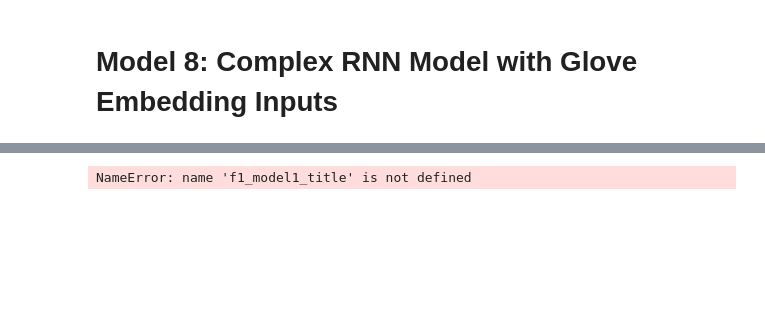
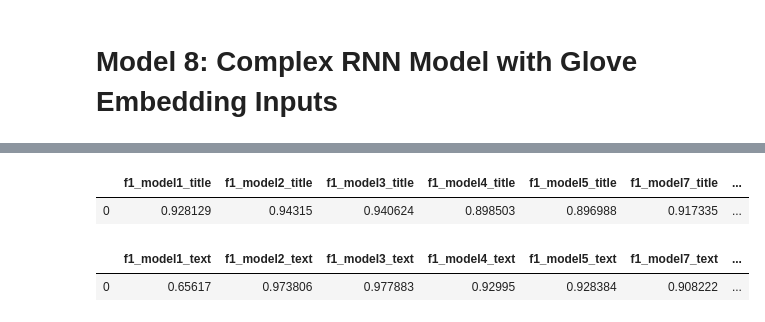
Before and after one commit to SaideT/Fake-News-Detection, a Jupyter notebook: fake_news-RNN5.ipynb, the cells around one changed output, grey strips where cells are left out. Cells and saved outputs as stored; diff of their text form; code cells hidden in the pictures; blank space fills up the shorter version.

```diff
--- a/fake_news-RNN5.ipynb
+++ b/fake_news-RNN5.ipynb
@@ -969,4 +949,10 @@ F1 score of f1_model8_text:  0.9066592595199581
 # %%
-f1_title = [f1_model1_title,f1_model2_title,f1_model3_title,f1_model4_title,f1_model5_title,f1_model7_title,f1_model8_title]
+f1_title = (f1_model1_title,f1_model2_title,f1_model3_title,f1_model4_title,f1_model5_title,f1_model7_title,f1_model8_title)
-# %% [output]
-NameError: name 'f1_model1_title' is not defined
+# %%
+f1_title_mat = pd.DataFrame(columns=('f1_model1_title','f1_model2_title','f1_model3_title','f1_model4_title','f1_model5_title','f1_model7_title','f1_model8_title'))
+f1_title_mat = f1_title_mat.append(pd.DataFrame({'f1_model1_title':[f1_model1_title],'f1_model2_title':[f1_model2_title],'f1_model3_title':[f1_model3_title],'f1_model4_title':[f1_model4_title],'f1_model5_title':[f1_model5_title],'f1_model7_title':[f1_model7_title],'f1_model8_title':[f1_model8_title]}))
+# %%
+f1_title_mat
+# %% [output]
+|  | f1_model1_title | f1_model2_title | f1_model3_title | f1_model4_title | f1_model5_title | f1_model7_title | ... |
+| 0 | 0.928129 | 0.94315 | 0.940624 | 0.898503 | 0.896988 | 0.917335 | ... |
@@ -972,0 +962,5 @@ NameError: name 'f1_model1_title' is not defined
+# %%
+f1_text_mat
+# %% [output]
+|  | f1_model1_text | f1_model2_text | f1_model3_text | f1_model4_text | f1_model5_text | f1_model7_text | ... |
+| 0 | 0.65617 | 0.973806 | 0.977883 | 0.92995 | 0.928384 | 0.908222 | ... |
```
Also changed, not shown: parts of 41 cells of this notebook.
